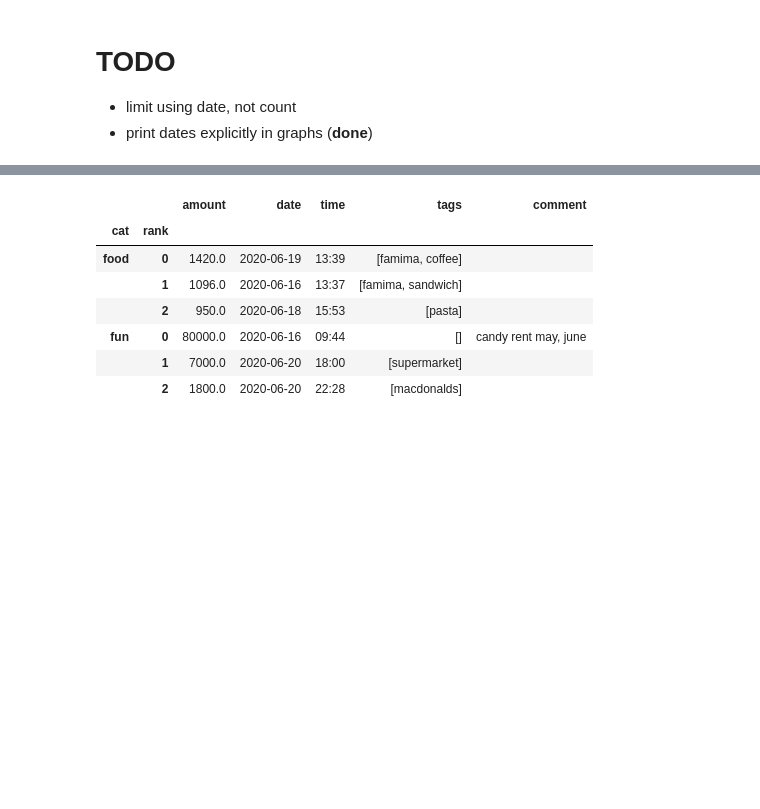
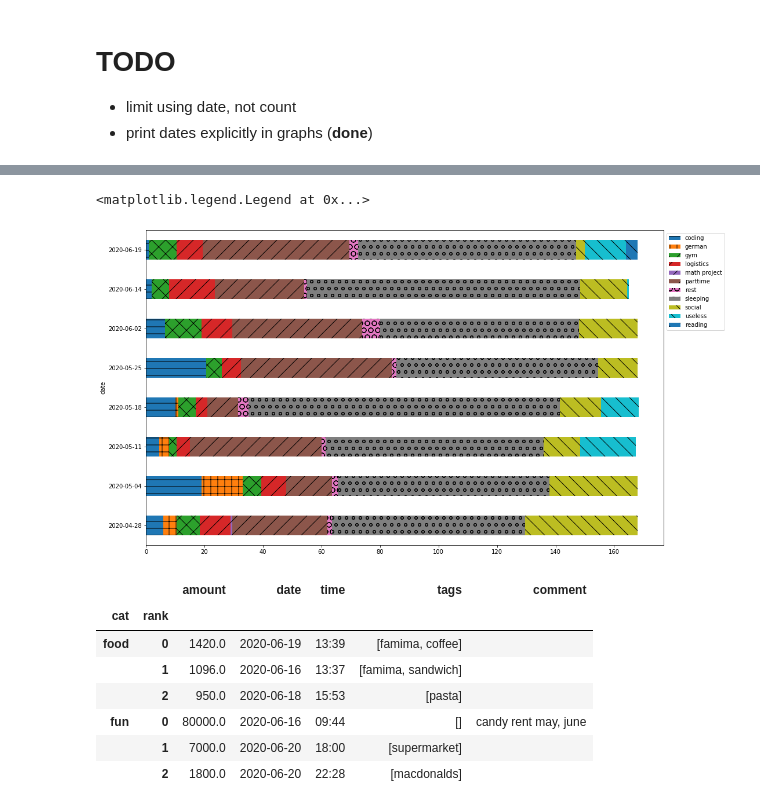
Before and after one commit to nailbiter/for, a Jupyter notebook: forjupiter/weekly-analysis.ipynb, the cells around one changed output, grey strips where cells are left out. Cells and saved outputs as stored; diff of their text form; code cells hidden in the pictures; blank space fills up the shorter version.

```diff
--- a/forjupiter/weekly-analysis.ipynb
+++ b/forjupiter/weekly-analysis.ipynb
@@ -61,10 +61,3 @@ money_grouped_df
 | social | 38.5 | 30 | 12.5 | 14 | 13.5 | 20 | 16 | 3 |
 | useless | 0 | 0 | 19 | 13 | 0 | 0 | 0.5 | 14 |
 | reading | 0 | 0 | 0 | 0 | 0 | 0 | 0 | 4 |
-# %%
-for i in range(WEEKS):
-    fig = plt.figure(i+1)
-    plt.title(money_grouped_df[i]["date"])
-    money_grouped_df[i]
-    money_grouped_df[i] = money_grouped_df[i].drop("date")
-    money_grouped_df[i].plot.pie(figsize=(16,10),autopct="%.2f")
@@ -80,3 +79,20 @@ for i in range(WEEKS):
+# %%
+_df = money_grouped_df.transpose().set_index("date")
+# money_grouped_df.transpose().set_index("date").plot.barh(figsize=(16,10),stacked=True,hatch="/")
+
+ax = plt.figure(figsize=(16,10)).add_subplot(111)
+_df.plot.barh(ax=ax,stacked=True,legend=False)
+
+bars = ax.patches
+hatches = "".join(h*len(_df) for h in ('-', '+', 'x','/','//','O','o','\\','\\\\'))
+
+for bar, hatch in zip(bars, hatches):
+    bar.set_hatch(hatch)
+
+ax.legend(loc='best', bbox_to_anchor=(1, 1))
+# %% [output]
+<matplotlib.legend.Legend at 0x...>
+[figure, added]
 # %%
 client = MongoClient(f"mongodb://nailbiter:{mongopass}@ds149672.mlab.com:49672/logistics")
 timecoll = client.logistics["alex.money"].with_options(codec_options=CodecOptions(tz_aware=True,tzinfo=timezone('Asia/Tokyo')))
```
Also changed, not shown: parts of 2 cells of this notebook.
